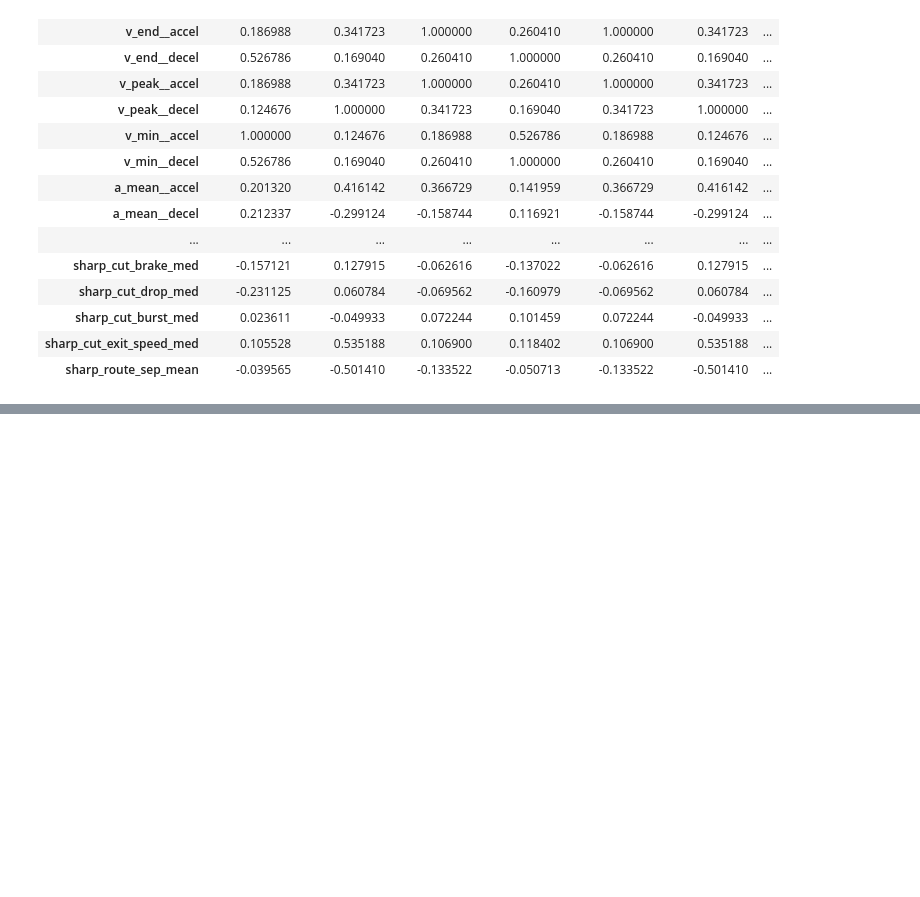
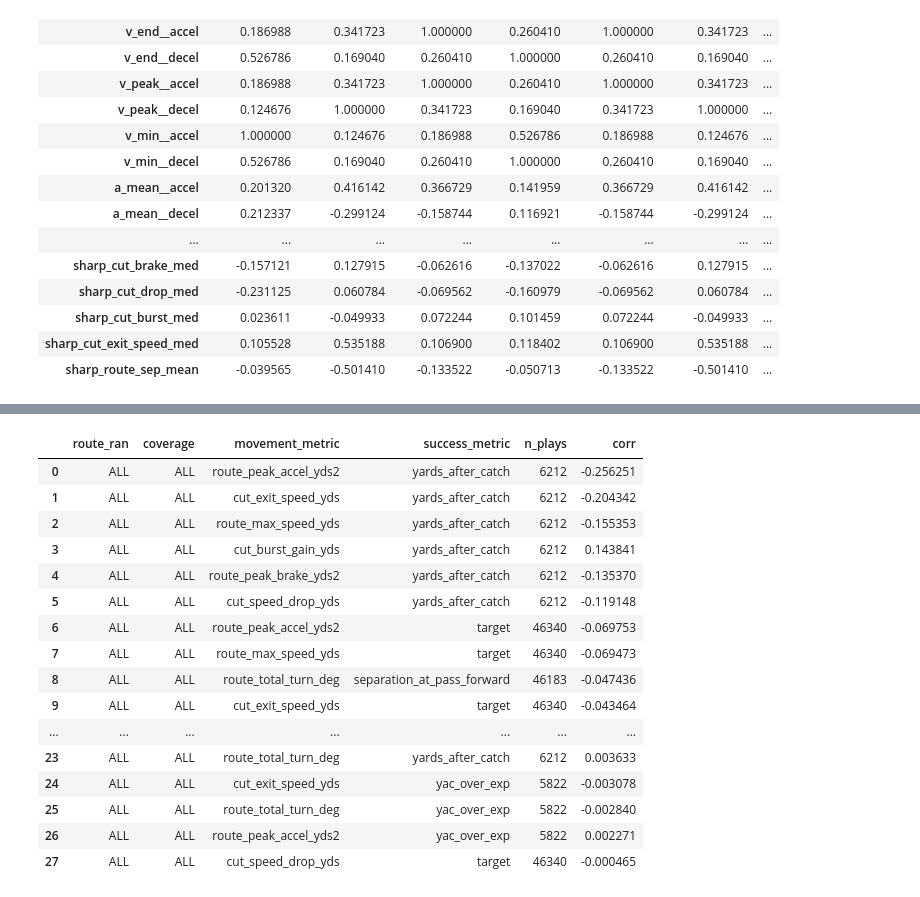
Before and after one commit to gatywilliam/numlds-400-final-project, a Jupyter notebook: src/local_eda_wgaty.ipynb, the cells around one changed output, grey strips where cells are left out. Saved outputs shown, nothing was run; the diff lists cells and outputs as text; code cells hidden in the pictures; blank space fills up the shorter version.

```diff
--- a/src/local_eda_wgaty.ipynb
+++ b/src/local_eda_wgaty.ipynb
@@ -1364,0 +1634,3 @@ with pd.option_context('display.max_columns', None):
+# %%
+plays_summary = build_plays_summary(route_tracking)
+wide_route_df = build_wide_route_player_table(plays_summary, min_routes=5)
@@ -1364,0 +1737,20 @@ with pd.option_context('display.max_columns', None):
+# %%
+correlate_in_game_movement_to_success(plays_summary)
+# %% [output]
+|  | route_ran | coverage | movement_metric | success_metric | n_plays | corr |
+| 0 | ALL | ALL | route_peak_accel_yds2 | yards_after_catch | 6212 | -0.256251 |
+| 1 | ALL | ALL | cut_exit_speed_yds | yards_after_catch | 6212 | -0.204342 |
+| 2 | ALL | ALL | route_max_speed_yds | yards_after_catch | 6212 | -0.155353 |
+| 3 | ALL | ALL | cut_burst_gain_yds | yards_after_catch | 6212 | 0.143841 |
+| 4 | ALL | ALL | route_peak_brake_yds2 | yards_after_catch | 6212 | -0.135370 |
+| 5 | ALL | ALL | cut_speed_drop_yds | yards_after_catch | 6212 | -0.119148 |
+| 6 | ALL | ALL | route_peak_accel_yds2 | target | 46340 | -0.069753 |
+| 7 | ALL | ALL | route_max_speed_yds | target | 46340 | -0.069473 |
+| 8 | ALL | ALL | route_total_turn_deg | separation_at_pass_forward | 46183 | -0.047436 |
+| 9 | ALL | ALL | cut_exit_speed_yds | target | 46340 | -0.043464 |
+| ... | ... | ... | ... | ... | ... | ... |
+| 23 | ALL | ALL | route_total_turn_deg | yards_after_catch | 6212 | 0.003633 |
+| 24 | ALL | ALL | cut_exit_speed_yds | yac_over_exp | 5822 | -0.003078 |
+| 25 | ALL | ALL | route_total_turn_deg | yac_over_exp | 5822 | -0.002840 |
+| 26 | ALL | ALL | route_peak_accel_yds2 | yac_over_exp | 5822 | 0.002271 |
+| 27 | ALL | ALL | cut_speed_drop_yds | target | 46340 | -0.000465 |
```
Also changed, not shown: parts of 8 cells of this notebook.
